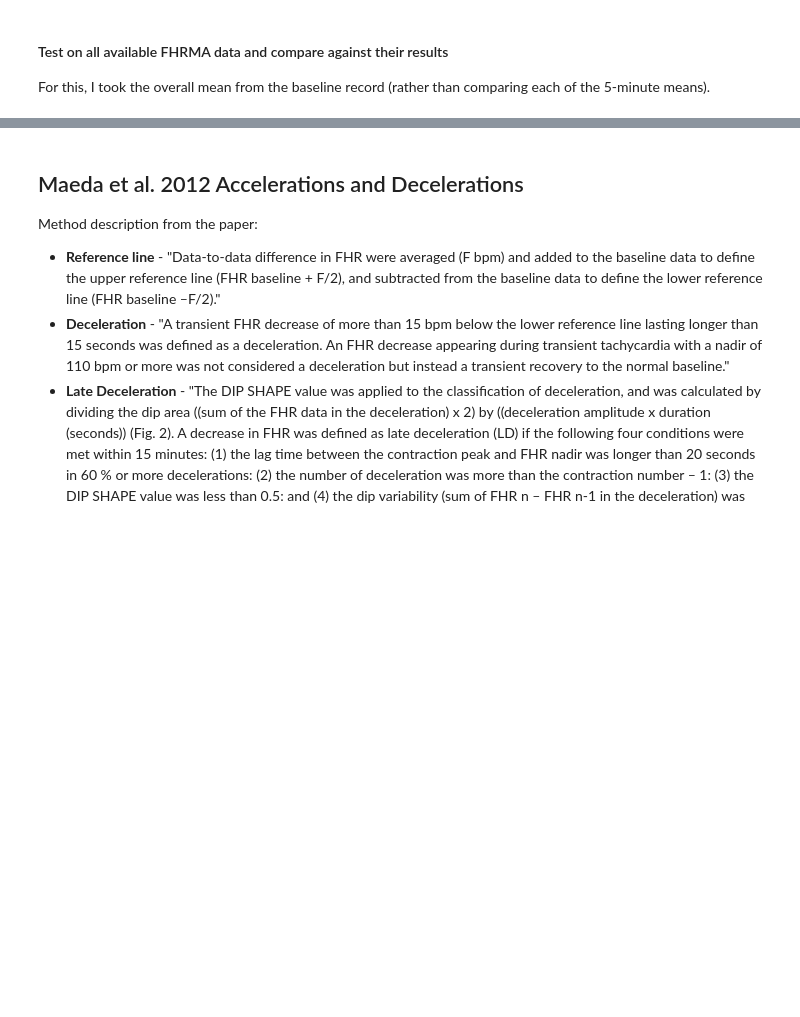
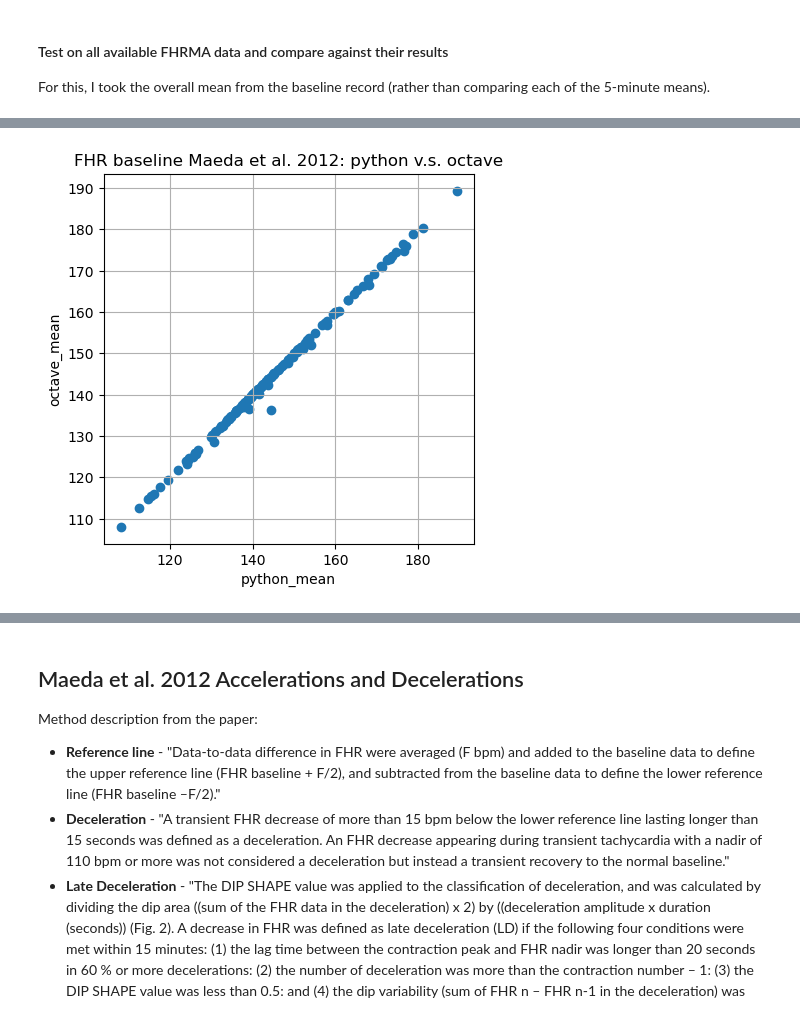
Before and after one commit to birth-outcomes/ctg_exploratory, a Jupyter notebook: 14_feature_extraction_maeda_2012.ipynb, the cells around one changed output, grey strips where cells are left out. Saved outputs shown, nothing was run; the diff lists cells and outputs as text; code cells hidden in the pictures; blank space fills up the shorter version.

```diff
--- a/14_feature_extraction_maeda_2012.ipynb
+++ b/14_feature_extraction_maeda_2012.ipynb
@@ -364,4 +418,9 @@ def compare_means(df, x, y, title):
     plt.grid()
     ax.set_box_aspect(1)
     plt.show()
+# %%
+compare_means(compare_mean, 'python_mean', 'octave_mean',
+              'FHR baseline Maeda et al. 2012: python v.s. octave')
+# %% [output]
+[figure, added]
 # %%
```
Also changed, not shown: parts of 16 cells of this notebook.
